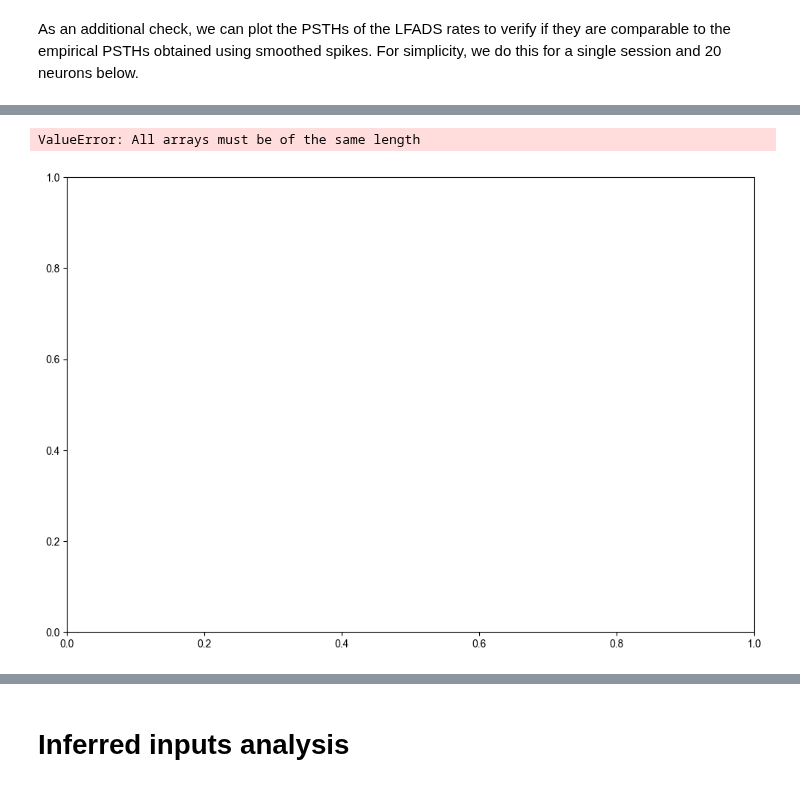
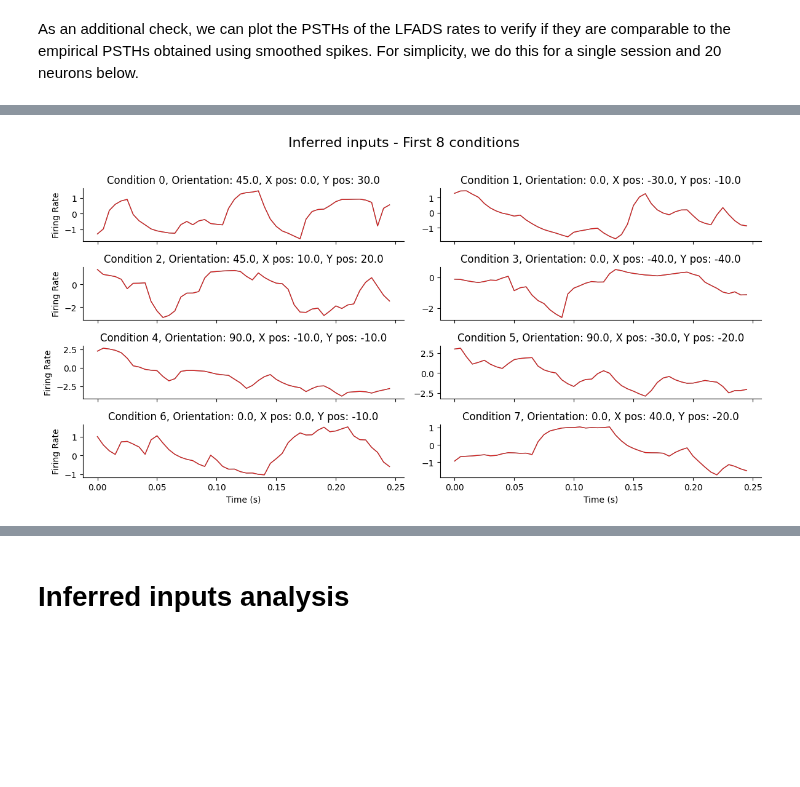
Before and after one commit to wkemilylau/iib_project_lfads, a Jupyter notebook: tutorials/multisession/v1_eval.ipynb, the cells around one changed output, grey strips where cells are left out. Cells and saved outputs as stored; diff of their text form; code cells hidden in the pictures; blank space fills up the shorter version.

```diff
--- a/tutorials/multisession/v1_eval.ipynb
+++ b/tutorials/multisession/v1_eval.ipynb
@@ -229,72 +259,4 @@ plot_mean_by_condition(mean_spikes, mean_rates, "Average PSTH - First 8 conditio
-# %%
-import numpy as np
-import matplotlib.pyplot as plt
-import seaborn as sns
-from sklearn.decomposition import PCA
-
-import matplotlib.pyplot as plt
-import seaborn as sns
-from sklearn.decomposition import PCA
-
-def plot_pca_stacked_inputs(data_array, title='PCA Projection', ax=None):
-    """
-    Performs PCA on reshaped (Trials, Time * Dimensions) data and plots
-    on a provided axis for subplot integration.
-    """
-    # 1. Reshape: (Trials, Time, Dim) --> (Trials, Time * Dim)
-    n_trials, n_time, n_dim = data_array.shape
-    reshaped_data = data_array.reshape(n_trials, -1)
-
-    # 2. Handle Axis/Figure
-    if ax is None:
-        fig, ax = plt.subplots(figsize=(12, 8))
-    else:
-        fig = ax.get_figure()
-
-    # 3. Define labels (Ensure they match n_trials)
-    base_conditions = (
-        ['Danger'] * 6 +
-        ['Uncertain Shock'] * 6 +
-        ['Uncertain No Shock'] * 10 +
-        ['Safety'] * 10
-    )
-    current_conditions = base_conditions[:n_trials]
-
-    # 4. Run PCA
-    pca = PCA(n_components=2)
-    pca_results = pca.fit_transform(reshaped_data)
-    var_explained = pca.explained_variance_ratio_ * 100
-
-    # 5. Visualization
-    sns.set_style("whitegrid")
-    palette = {
-        'Danger': '#e74c3c',
-        'Uncertain Shock': '#9b59b6',
-        'Uncertain No Shock': '#3498db',
-        'Safety': '#2ecc71'
-    }
-
-    sns.scatterplot(
-        x=pca_results[:, 0],
-        y=pca_results[:, 1],
-        hue=current_conditions,
-        palette=palette,
-        s=100,
-        alpha=0.8,
-        edgecolor='black',
-        ax=ax  # This tells seaborn to use your specific subplot
-    )
-
-    ax.set_title(title, fontsize=15)
-    ax.set_xlabel(f'PC 1 ({var_explained[0]:.1f}% Var)')
-    ax.set_ylabel(f'PC 2 ({var_explained[1]:.1f}% Var)')
-
-    # Legend handling: move it outside the plot area
-    ax.legend(title='Condition', bbox_to_anchor=(1, 1), loc='upper right')
-
-    return fig, ax
-
-plot_pca_stacked_inputs(factors['v1'][:, :105, :], title="PCA projection of latent factors (post shock)")
-# %% [output]
-ValueError: All arrays must be of the same length
-[figure, removed]
+# %%
+plot_mean_by_condition(mean_inputs, mean_inputs, title='Inferred inputs - First 8 conditions')
+# %% [output]
+[figure, added]
```
Also changed, not shown: parts of 31 cells of this notebook, 4 other files.
